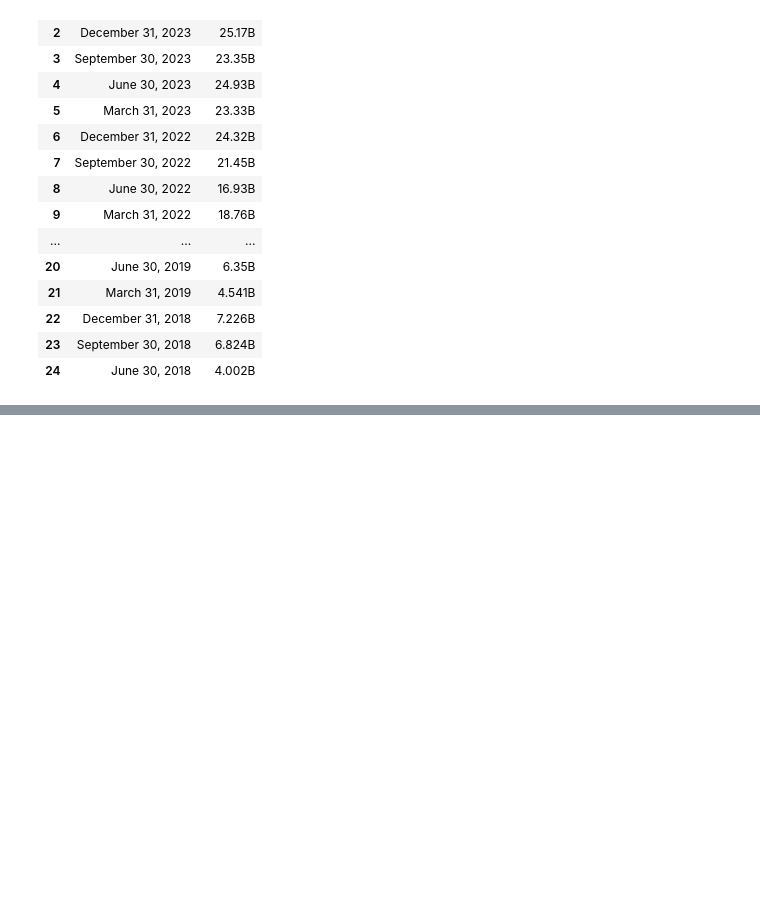
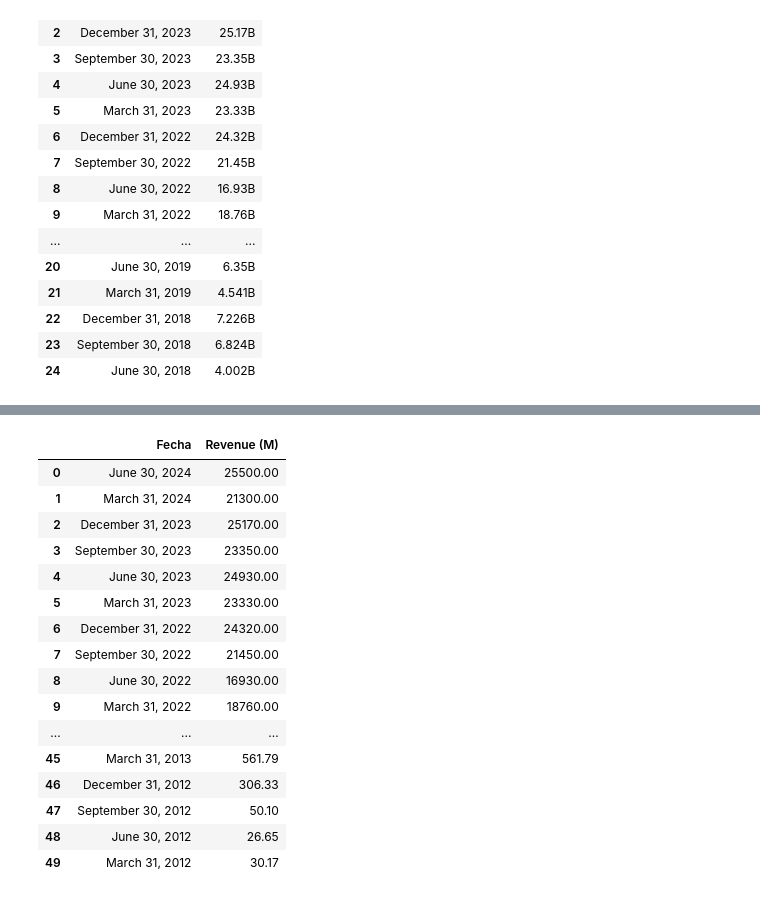
Before and after one commit to LuisCamachoRivero/web-scraping-project-tutorial, a Jupyter notebook: src/explore.es.ipynb, the cells around one changed output, grey strips where cells are left out. Saved outputs shown, nothing was run; the diff lists cells and outputs as text; code cells hidden in the pictures; blank space fills up the shorter version.

```diff
--- a/src/explore.es.ipynb
+++ b/src/explore.es.ipynb
@@ -171,11 +171,32 @@ df_tesla
 # %%
-def ByM_a_numero(Revenue):
+#Convertimos los valores a Millones
+
+def de_B_a_M(Revenue):
     if 'B' in Revenue:
         salida = float(Revenue[:-1])*1000
     else:
         salida = float(Revenue[:-1])
     return salida
 
-df_tesla['Revenue'] = df_tesla['Revenue'].apply(ByM_a_numero)
-
-# df_tesla['Revenue'][0] = ByM_a_numero(df_tesla['Revenue'][0])
+df_tesla['Revenue'] = df_tesla['Revenue'].apply(de_B_a_M) #Aplicamos la funcion a todos los valores de la columna
+# %%
+df_tesla.rename(columns={'Revenue': 'Revenue (M)'}, inplace=True)
+df_tesla
+# %% [output]
+|  | Fecha | Revenue (M) |
+| 0 | June 30, 2024 | 25500.00 |
+| 1 | March 31, 2024 | 21300.00 |
+| 2 | December 31, 2023 | 25170.00 |
+| 3 | September 30, 2023 | 23350.00 |
+| 4 | June 30, 2023 | 24930.00 |
+| 5 | March 31, 2023 | 23330.00 |
+| 6 | December 31, 2022 | 24320.00 |
+| 7 | September 30, 2022 | 21450.00 |
+| 8 | June 30, 2022 | 16930.00 |
+| 9 | March 31, 2022 | 18760.00 |
+| ... | ... | ... |
+| 45 | March 31, 2013 | 561.79 |
+| 46 | December 31, 2012 | 306.33 |
+| 47 | September 30, 2012 | 50.10 |
+| 48 | June 30, 2012 | 26.65 |
+| 49 | March 31, 2012 | 30.17 |
```
Also changed, not shown: parts of 1 cell of this notebook, 2 other files.
